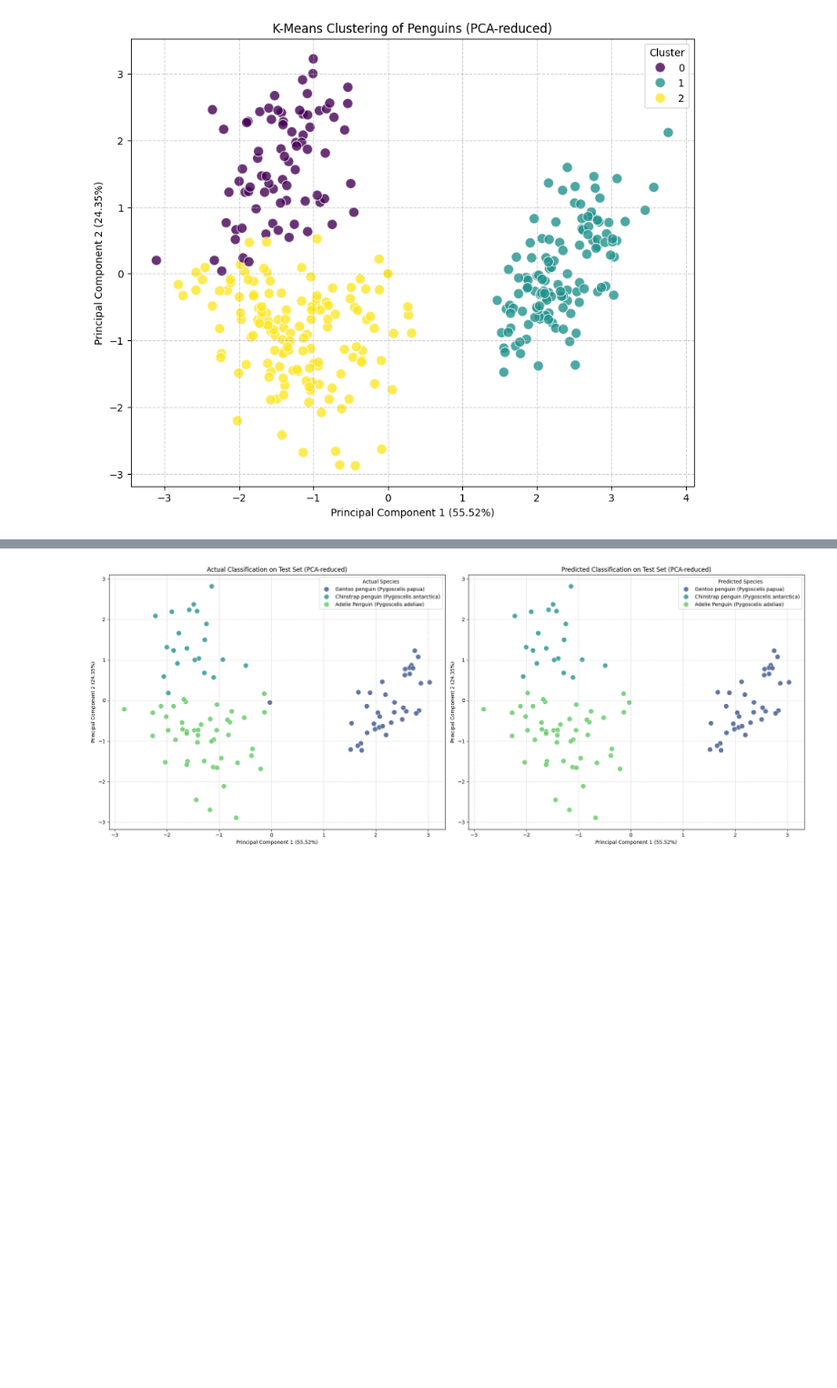
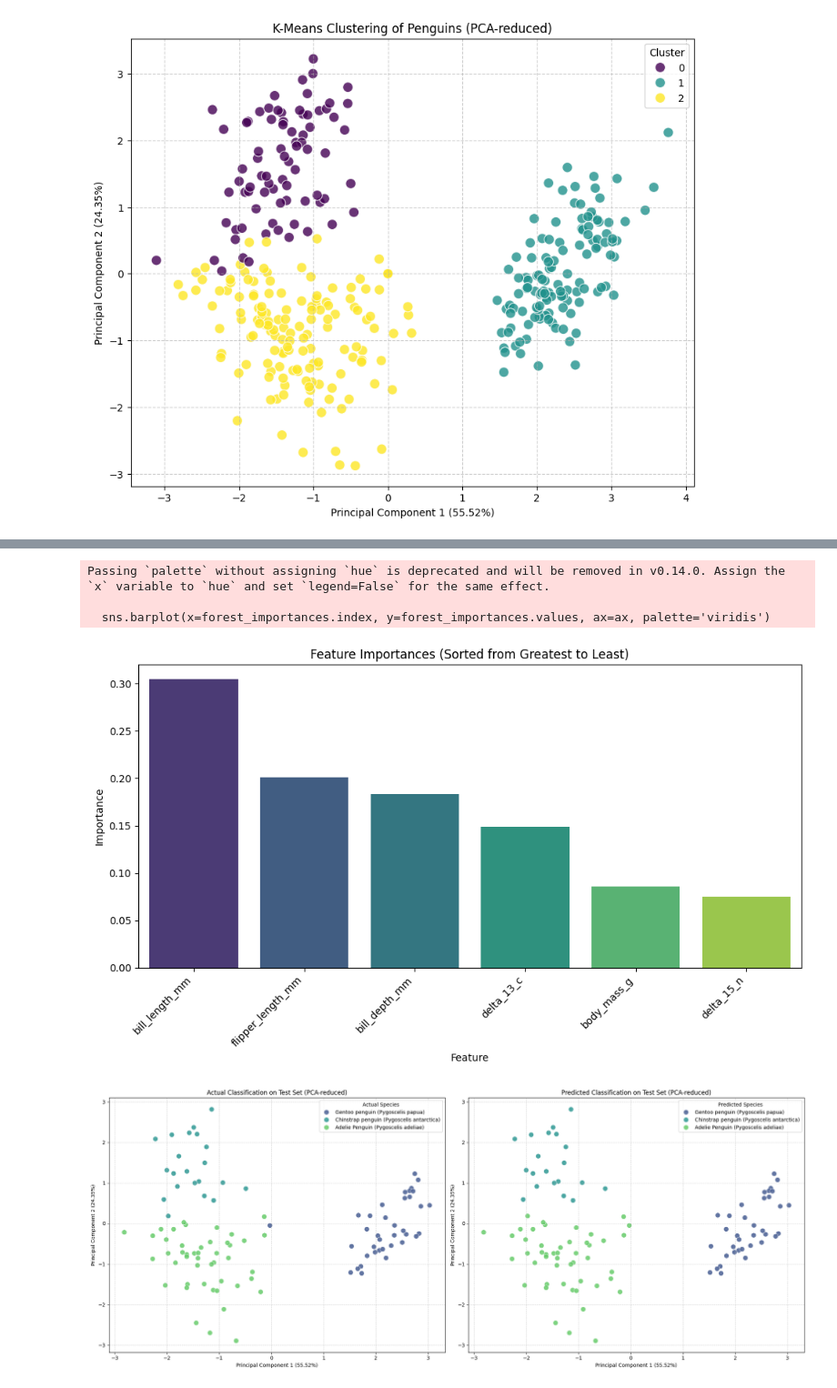
Before and after one commit to The-platypus20/Project_1_Data_Visualization_Penguins_Dashboard, a Jupyter notebook: MachineLearningMethods.ipynb, the cells around one changed output, grey strips where cells are left out. Shown at 91% size. Drawn from its saved outputs; the diff is of its cells as text; code cells hidden in the pictures; blank space fills up the shorter version.

Commit message:
feat: finalize preprocessing, ml notebooks, viz

```diff
--- a/MachineLearningMethods.ipynb
+++ b/MachineLearningMethods.ipynb
@@ -96,0 +96,62 @@ plt.show()
+# %%
+from sklearn.model_selection import train_test_split
+from sklearn.ensemble import RandomForestClassifier
+from sklearn.metrics import accuracy_score, classification_report, confusion_matrix
+from sklearn.preprocessing import LabelEncoder
+
+# Prepare data for classification
+# We'll use the same features as for clustering, plus 'Species' as the target variable
+features_clf = ['bill_length_mm', 'bill_depth_mm', 'flipper_length_mm', 'body_mass_g', 'delta_15_n', 'delta_13_c']
+X_clf = df_ml[features_clf].copy()
+y_clf = df_ml['species'].copy()
+
+# Handle any remaining NaN values in features (should already be handled but as a safeguard)
+X_clf.fillna(X_clf.mean(), inplace=True)
+
+# Encode target labels (Species) to numerical values
+label_encoder = LabelEncoder()
+y_encoded = label_encoder.fit_transform(y_clf)
+
+# Split the data into training and testing sets
+X_train, X_test, y_train, y_test = train_test_split(X_clf, y_encoded, test_size=0.3, random_state=42, stratify=y_encoded)
+
+# Scale the features (important for many ML algorithms)
+scaler_clf = StandardScaler()
+X_train_scaled = scaler_clf.fit_transform(X_train)
+X_test_scaled = scaler_clf.transform(X_test)
+
+# Initialize and train the Random Forest Classifier
+model = RandomForestClassifier(n_estimators=100, random_state=42)
+model.fit(X_train_scaled, y_train)
+
+# Make predictions on the test set
+y_pred = model.predict(X_test_scaled)
+
+# Evaluate the model
+accuracy = accuracy_score(y_test, y_pred)
+print(f"\nModel Accuracy: {accuracy:.2f}")
+
+print("\nClassification Report:")
+print(classification_report(y_test, y_pred, target_names=label_encoder.classes_))
+
+print("\nConfusion Matrix:")
+conf_mat = confusion_matrix(y_test, y_pred)
+display(pd.DataFrame(conf_mat, index=label_encoder.classes_, columns=label_encoder.classes_))
+
+# Visualize Feature Importances
+importances = model.feature_importances_
+feature_names = X_clf.columns
+forest_importances = pd.Series(importances, index=feature_names)
+
+# Sort feature importances from greatest to least
+forest_importances = forest_importances.sort_values(ascending=False)
+
+fig, ax = plt.subplots(figsize=(10, 6))
+sns.barplot(x=forest_importances.index, y=forest_importances.values, ax=ax, palette='viridis')
+ax.set_title("Feature Importances (Sorted from Greatest to Least)")
+ax.set_ylabel("Importance")
+ax.set_xlabel("Feature")
+plt.xticks(rotation=45, ha='right')
+plt.tight_layout()
+plt.show()
+# %% [output]
@@ -97,3 +177,7 @@ plt.show()
+Passing `palette` without assigning `hue` is deprecated and will be removed in v0.14.0. Assign the `x` variable to `hue` and set `legend=False` for the same effect.
+
+  sns.barplot(x=forest_importances.index, y=forest_importances.values, ax=ax, palette='viridis')
+[figure, added]
 # %%
 # Transform the test set features using the already fitted PCA
 X_test_pca = pca.transform(X_test_scaled)
```
Also changed, not shown: parts of 5 cells of this notebook, 7 other files.
